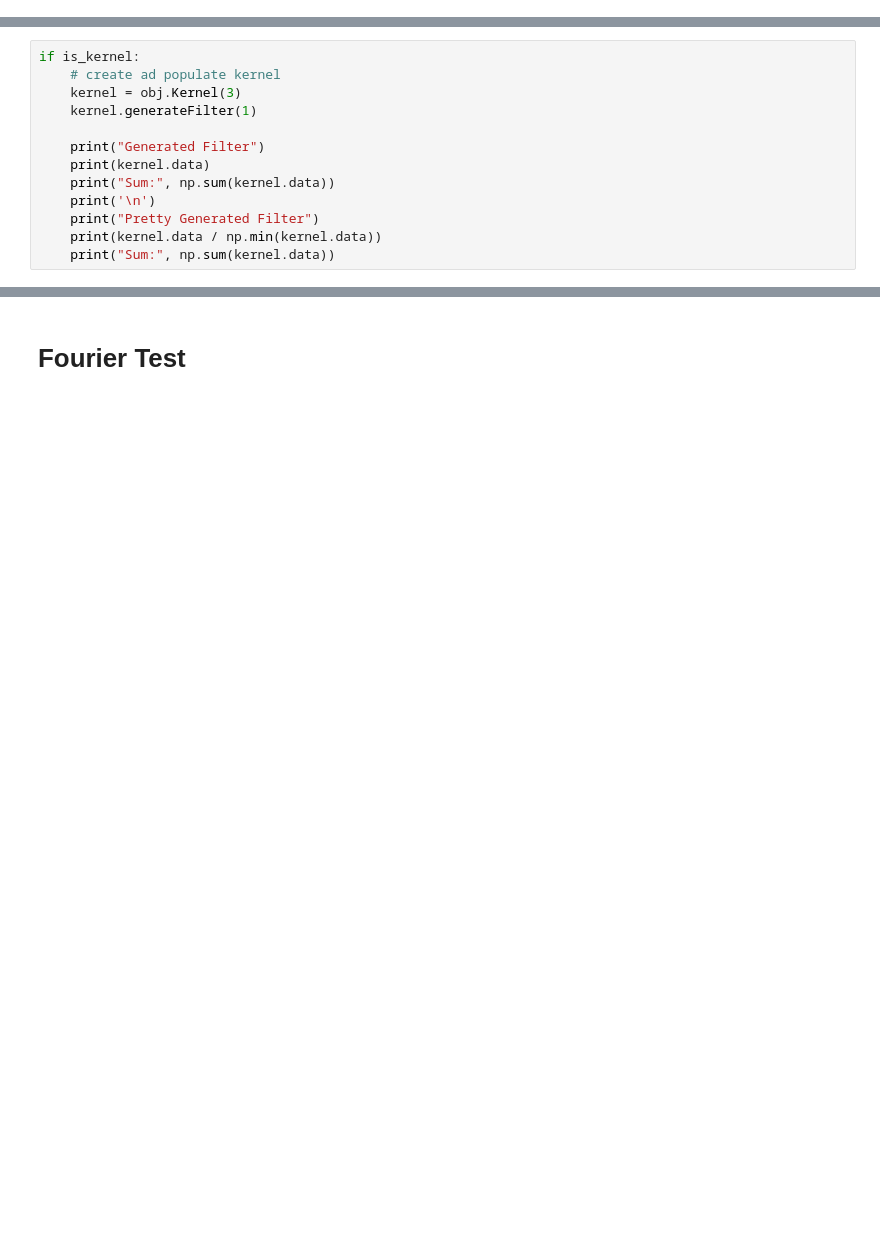
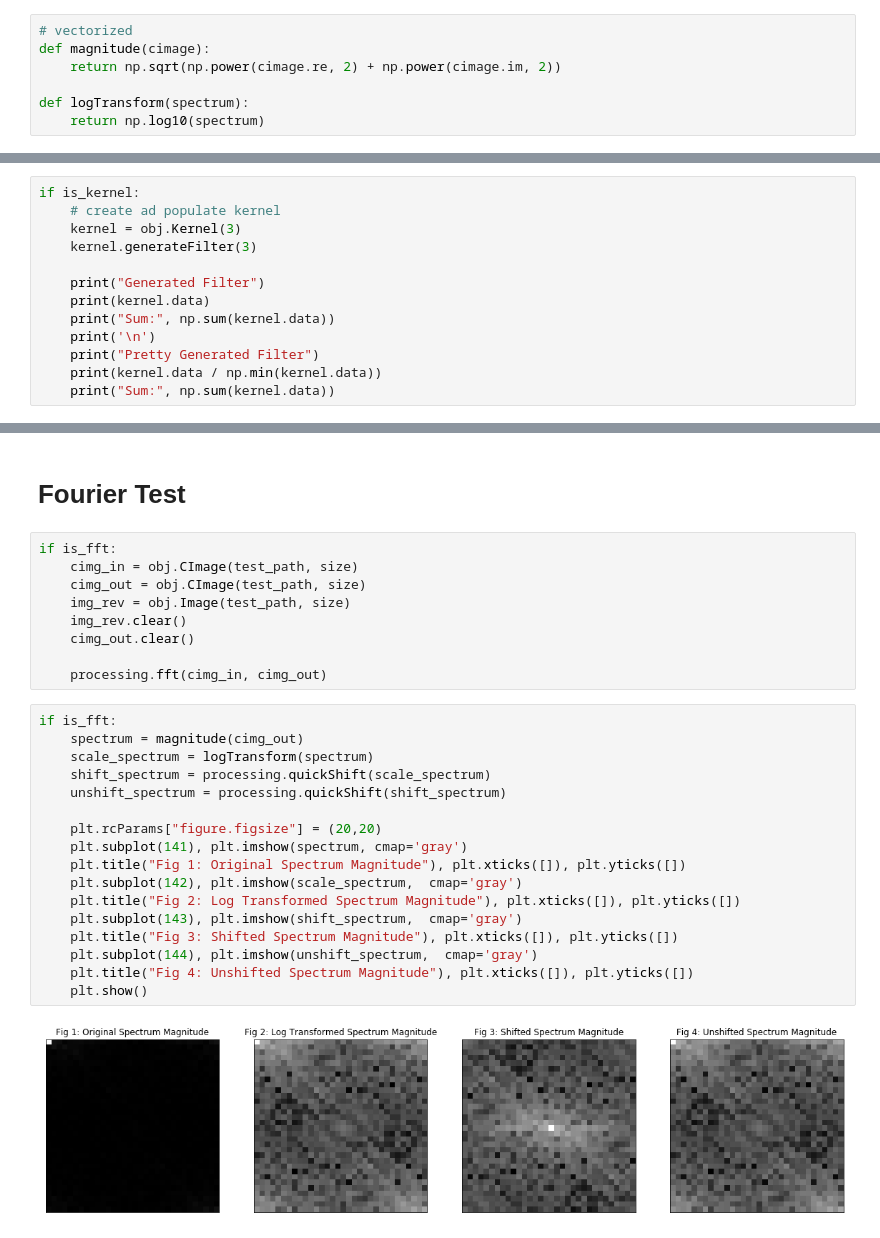
Before and after one commit to EricZimmermann/ECSE444-Filtering, a Jupyter notebook: prototyping/validation.ipynb, the cells around one changed output, grey strips where cells are left out. Saved outputs shown, nothing was run; the diff lists cells and outputs as text; blank space fills up the shorter version.

Commit message:
fourier filtering added

```diff
--- a/prototyping/validation.ipynb
+++ b/prototyping/validation.ipynb
@@ -18,3 +26,10 @@ is_nlm = False
+# %%
+# vectorized
+def magnitude(cimage):
+    return np.sqrt(np.power(cimage.re, 2) + np.power(cimage.im, 2))
+
+def logTransform(spectrum):
+    return np.log10(spectrum)
 # %% [markdown]
 # Setup
 # %%
@@ -30,7 +49,7 @@ if is_nlm or is_fft or is_conv or is_kernel:
 if is_kernel:
     # create ad populate kernel
     kernel = obj.Kernel(3)
-    kernel.generateFilter(1)
+    kernel.generateFilter(3)
 
     print("Generated Filter")
     print(kernel.data)
@@ -58,2 +92,30 @@ if is_conv:
 # %% [markdown]
 # Fourier Test
+# %%
+if is_fft:
+    cimg_in = obj.CImage(test_path, size)
+    cimg_out = obj.CImage(test_path, size)
+    img_rev = obj.Image(test_path, size)
+    img_rev.clear()
+    cimg_out.clear()
+
+    processing.fft(cimg_in, cimg_out)
+# %%
+if is_fft:
+    spectrum = magnitude(cimg_out)
+    scale_spectrum = logTransform(spectrum)
+    shift_spectrum = processing.quickShift(scale_spectrum)
+    unshift_spectrum = processing.quickShift(shift_spectrum)
+
+    plt.rcParams["figure.figsize"] = (20,20)
+    plt.subplot(141), plt.imshow(spectrum, cmap='gray')
+    plt.title("Fig 1: Original Spectrum Magnitude"), plt.xticks([]), plt.yticks([])
+    plt.subplot(142), plt.imshow(scale_spectrum,  cmap='gray')
+    plt.title("Fig 2: Log Transformed Spectrum Magnitude"), plt.xticks([]), plt.yticks([])
+    plt.subplot(143), plt.imshow(shift_spectrum,  cmap='gray')
+    plt.title("Fig 3: Shifted Spectrum Magnitude"), plt.xticks([]), plt.yticks([])
+    plt.subplot(144), plt.imshow(unshift_spectrum,  cmap='gray')
+    plt.title("Fig 4: Unshifted Spectrum Magnitude"), plt.xticks([]), plt.yticks([])
+    plt.show()
+# %% [output]
+[figure, added]
```
Also changed, not shown: parts of 12 cells of this notebook, 3 other files.
